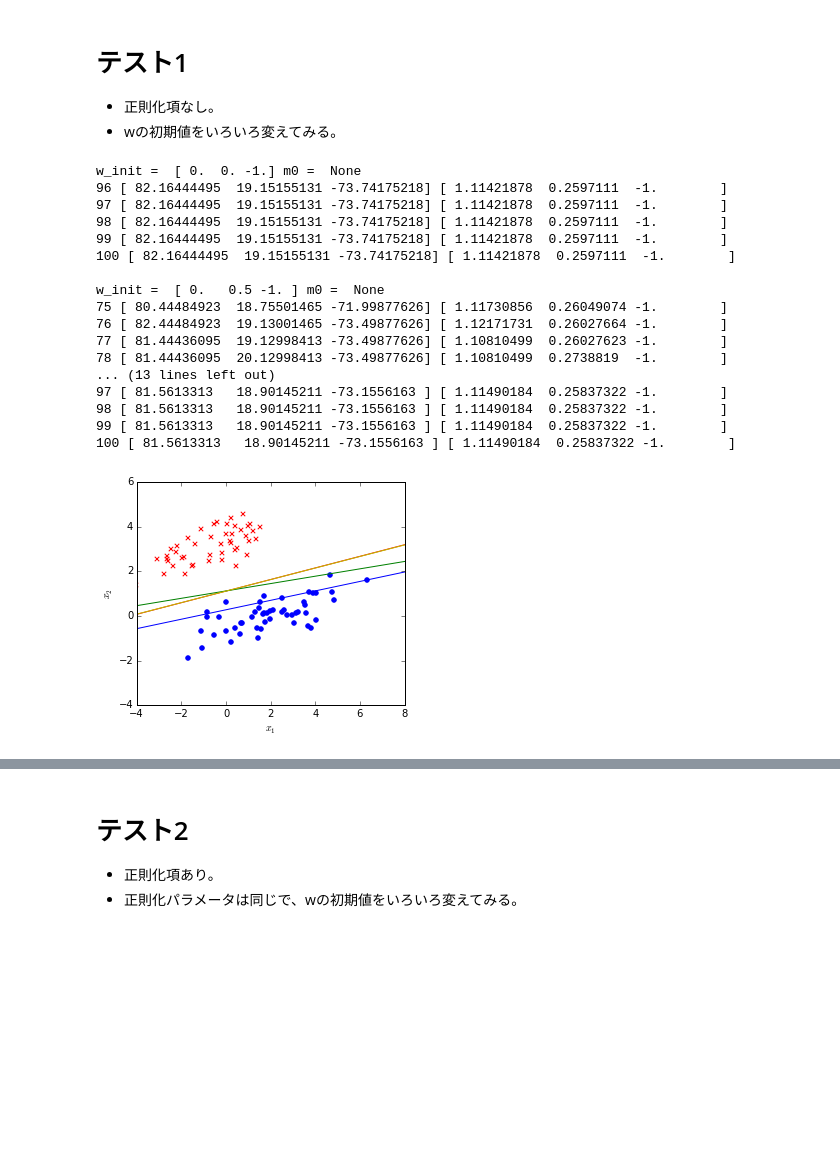
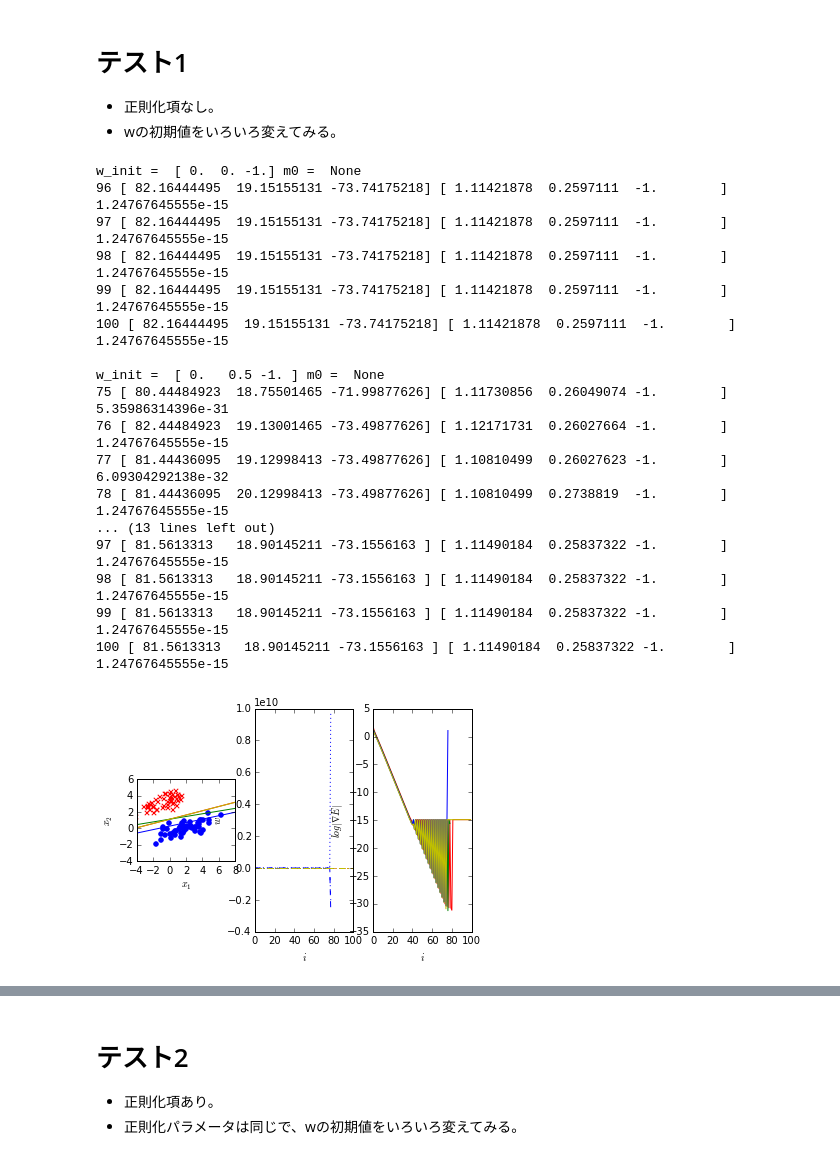
Before and after one commit to directorscut82/osaka_prml_reading, a Jupyter notebook: ipynb/PRML4.3-4.5_Logistic_Regression.ipynb, the cells around one changed output, grey strips where cells are left out. Cells and saved outputs as stored; diff of their text form; code cells hidden in the pictures; blank space fills up the shorter version.

```diff
--- a/ipynb/PRML4.3-4.5_Logistic_Regression.ipynb
+++ b/ipynb/PRML4.3-4.5_Logistic_Regression.ipynb
@@ -24,7 +24,7 @@ def logistic_regression(x, t, m0=None, S0inv=None, w_init=None, iter=100):
     if w_init is None: w = np.zeros(dim)
     else: w = w_init.copy()
 
-    history = [(0, w.copy())]
+    history = [(0, w.copy(), 0.0)]
     try:
         for i in range(iter):
             y = sigmoid(w.dot(Phi.T))
@@ -35,7 +35,7 @@ def logistic_regression(x, t, m0=None, S0inv=None, w_init=None, iter=100):
             # ↓これを入れないと、条件によってoverflowやunderflowが起こる。
             # 　wの絶対値が大きくならなければ、分母はなんでもよい？
             # w /= np.linalg.norm(w)
-            history.append((i + 1, w.copy()))
+            history.append((i + 1, w.copy(), np.linalg.norm(grad)))
     except Exception as e:
         return w, history, e
     return w, history, None
@@ -102,15 +126,17 @@ I = np.identity(ws[0].shape[0])
 colors = ['r', 'g', 'b', 'y']
 # %%
 # テスト用関数
-def test(x, t, c, m0=None, S0inv=None, w_init=None, iter=100):
+def test(x, t, c, axes, m0=None, S0inv=None, w_init=None, iter=100):
     w, history, e = logistic_regression(x, t, m0=m0, S0inv=S0inv, w_init=w_init, iter=iter)
 
-    plot_w(w, color=c)
-    if m0 is not None: plot_w(m0, color=c, linestyle='--')
+    plot_decision_boundary(axes[0], w, color=c)
+    if m0 is not None: plot_decision_boundary(axes[0], m0, color=c, linestyle='--')
+    plot_history_w(axes[1], [h[1] for h in history], iter, color=c)
+    plot_history_grad_E(axes[2], [h[2] for h in history], iter, color=c)
 
     print("w_init = ", w_init, "m0 = ", m0)
-    for (i, w_hist) in history[-5:]:
-        print(i, w_hist, - w_hist / w_hist[2])
+    for (i, w_hist, grad) in history[-5:]:
+        print(i, w_hist, - w_hist / w_hist[2], grad)
     if e: print(e)
     print()
 # %% [markdown]
@@ -120,25 +146,26 @@ def test(x, t, c, m0=None, S0inv=None, w_init=None, iter=100):
 - wの初期値をいろいろ変えてみる。
 # %%
 # データ集合その1の場合
-plot_data(x_1, t_1)
+fig, axes = plt.subplots(1, 3)
+plot_data(axes[0], x_1, t_1)
 for w_init, c in zip(ws, colors):
-    test(x_1, t_1, c, w_init=w_init, iter=100)
+    test(x_1, t_1, c, axes, w_init=w_init, iter=100)
 # %% [output]
 w_init =  [ 0.  0. -1.] m0 =  None
-96 [ 82.16444495  19.15155131 -73.74175218] [ 1.11421878  0.2597111  -1.        ]
-97 [ 82.16444495  19.15155131 -73.74175218] [ 1.11421878  0.2597111  -1.        ]
-98 [ 82.16444495  19.15155131 -73.74175218] [ 1.11421878  0.2597111  -1.        ]
-99 [ 82.16444495  19.15155131 -73.74175218] [ 1.11421878  0.2597111  -1.        ]
-100 [ 82.16444495  19.15155131 -73.74175218] [ 1.11421878  0.2597111  -1.        ]
+96 [ 82.16444495  19.15155131 -73.74175218] [ 1.11421878  0.2597111  -1.        ] 1.24767645555e-15
+97 [ 82.16444495  19.15155131 -73.74175218] [ 1.11421878  0.2597111  -1.        ] 1.24767645555e-15
+98 [ 82.16444495  19.15155131 -73.74175218] [ 1.11421878  0.2597111  -1.        ] 1.24767645555e-15
+99 [ 82.16444495  19.15155131 -73.74175218] [ 1.11421878  0.2597111  -1.        ] 1.24767645555e-15
+100 [ 82.16444495  19.15155131 -73.74175218] [ 1.11421878  0.2597111  -1.        ] 1.24767645555e-15
 
 w_init =  [ 0.   0.5 -1. ] m0 =  None
-75 [ 80.44484923  18.75501465 -71.99877626] [ 1.11730856  0.26049074 -1.        ]
-76 [ 82.44484923  19.13001465 -73.49877626] [ 1.12171731  0.26027664 -1.        ]
-77 [ 81.44436095  19.12998413 -73.49877626] [ 1.10810499  0.26027623 -1.        ]
-78 [ 81.44436095  20.12998413 -73.49877626] [ 1.10810499  0.2738819  -1.        ]
+75 [ 80.44484923  18.75501465 -71.99877626] [ 1.11730856  0.26049074 -1.        ] 5.35986314396e-31
+76 [ 82.44484923  19.13001465 -73.49877626] [ 1.12171731  0.26027664 -1.        ] 1.24767645555e-15
+77 [ 81.44436095  19.12998413 -73.49877626] [ 1.10810499  0.26027623 -1.        ] 6.09304292138e-32
+78 [ 81.44436095  20.12998413 -73.49877626] [ 1.10810499  0.2738819  -1.        ] 1.24767645555e-15
 ... (13 lines left out)
-97 [ 81.5613313   18.90145211 -73.1556163 ] [ 1.11490184  0.25837322 -1.        ]
-98 [ 81.5613313   18.90145211 -73.1556163 ] [ 1.11490184  0.25837322 -1.        ]
-99 [ 81.5613313   18.90145211 -73.1556163 ] [ 1.11490184  0.25837322 -1.        ]
-100 [ 81.5613313   18.90145211 -73.1556163 ] [ 1.11490184  0.25837322 -1.        ]
+97 [ 81.5613313   18.90145211 -73.1556163 ] [ 1.11490184  0.25837322 -1.        ] 1.24767645555e-15
+98 [ 81.5613313   18.90145211 -73.1556163 ] [ 1.11490184  0.25837322 -1.        ] 1.24767645555e-15
+99 [ 81.5613313   18.90145211 -73.1556163 ] [ 1.11490184  0.25837322 -1.        ] 1.24767645555e-15
+100 [ 81.5613313   18.90145211 -73.1556163 ] [ 1.11490184  0.25837322 -1.        ] 1.24767645555e-15
-[figure, old version]
+[figure, new version]
```
Also changed, not shown: parts of 10 cells of this notebook.
